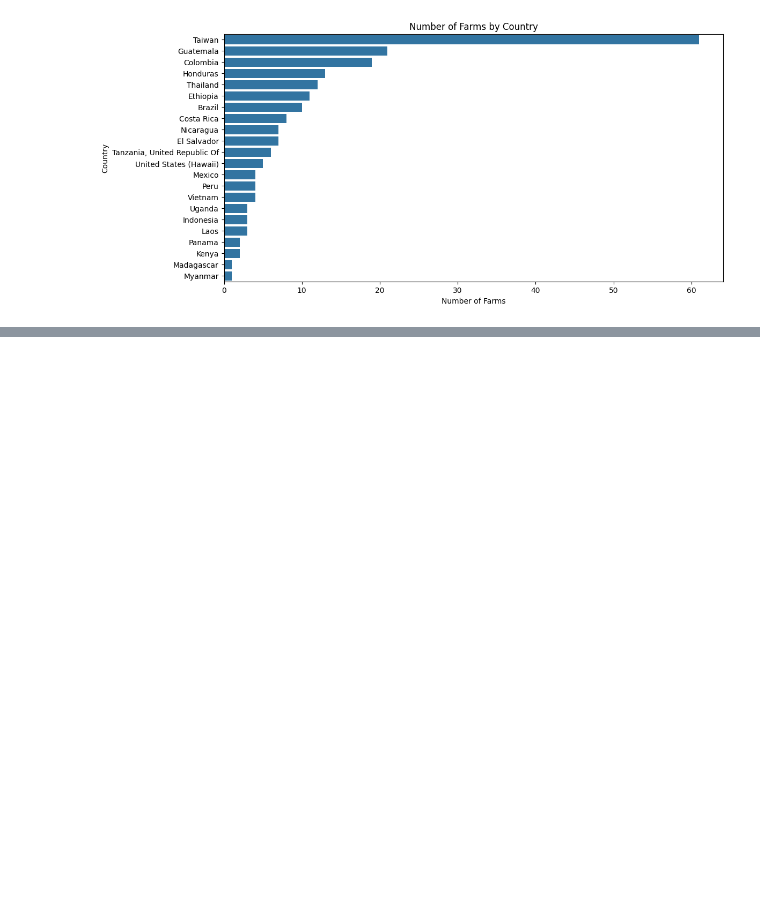
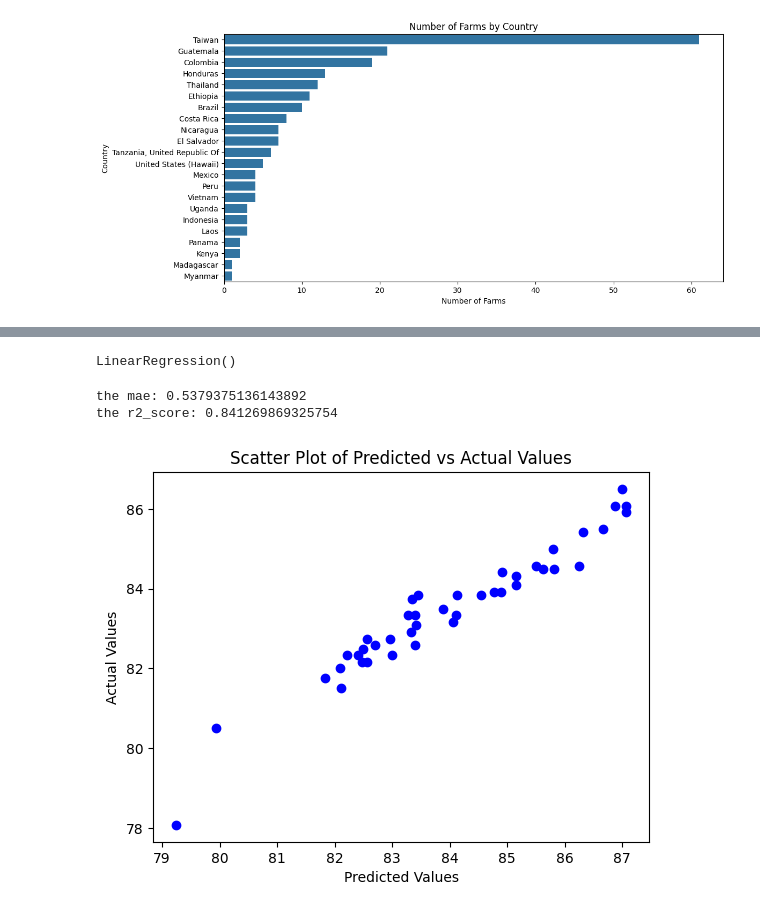
Before and after one commit to sentongo-web/FINAL-PROJECT-DATA-MINING, a Jupyter notebook: question1.ipynb, the cells around one changed output, grey strips where cells are left out. Cells and saved outputs as stored; diff of their text form; code cells hidden in the pictures; blank space fills up the shorter version.

```diff
--- a/question1.ipynb
+++ b/question1.ipynb
@@ -379,0 +419,11 @@ plt.show()
+# %%
+x_train_scaled=scaler.fit_transform(X_train)
+x_test_scaled=scaler.fit_transform(X_test)
+# %%
+model=LinearRegression(fit_intercept=True)
+# %%
+model.fit(x_train_scaled,y_train)
+# %% [output]
+LinearRegression()
+# %%
+prediction=model.predict(x_test_scaled)
@@ -379,0 +432,14 @@ plt.show()
+# %%
+print(f"the mae:",mean_squared_error(prediction,y_test))
+print(f"the r2_score:",r2_score(prediction,y_test))
+# %% [output]
+the mae: 0.5379375136143892
+the r2_score: 0.841269869325754
+# %%
+plt.scatter(prediction, y_test, color='blue')
+plt.xlabel('Predicted Values')
+plt.ylabel('Actual Values')
+plt.title('Scatter Plot of Predicted vs Actual Values')
+plt.show()
+# %% [output]
+[figure, added]
```
Also changed, not shown: parts of 33 cells of this notebook, 2 other files.
